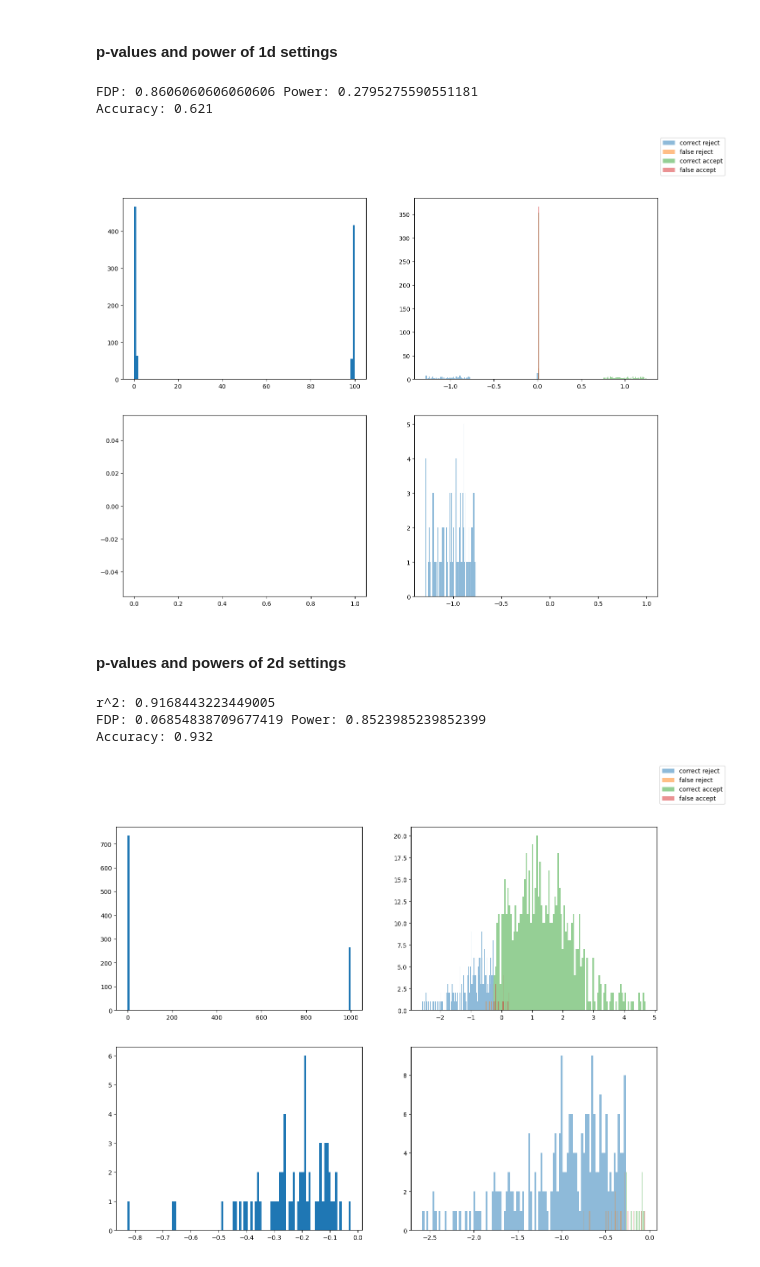
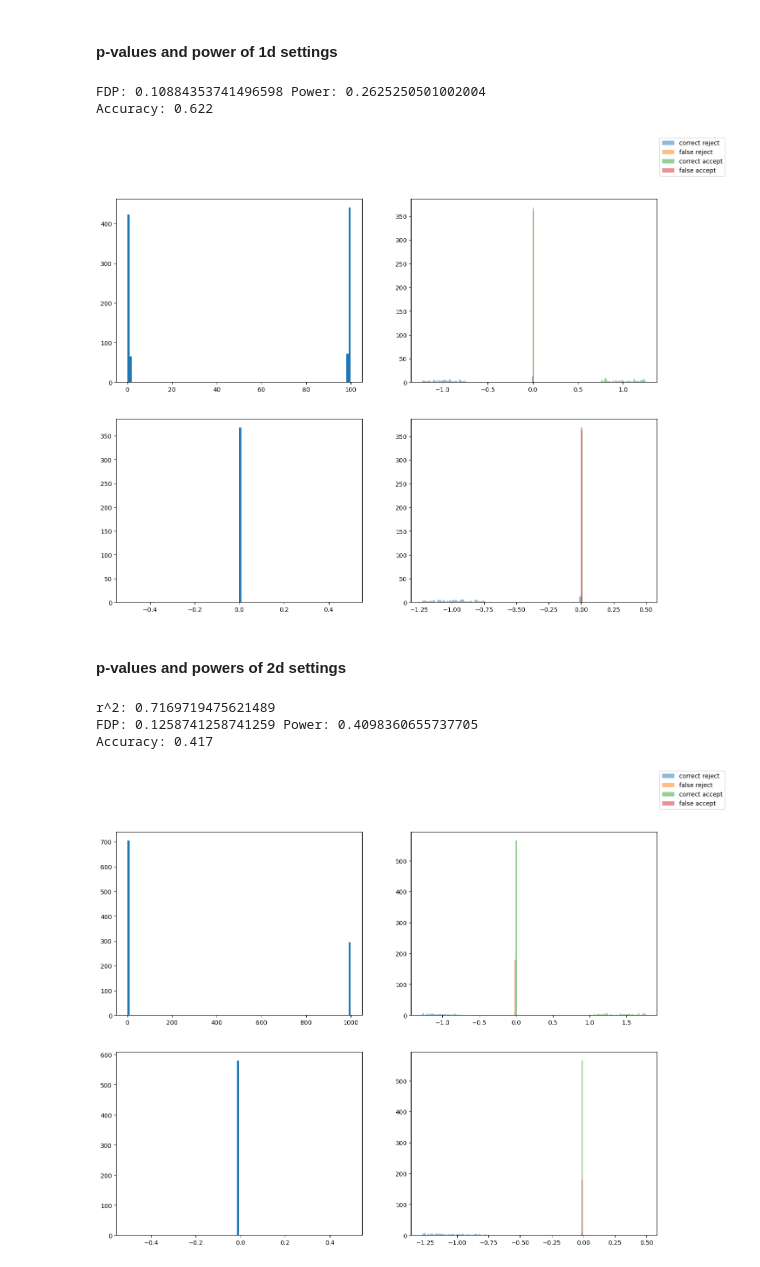
Before and after one commit to Tian-Bai/selcf_paper, a Jupyter notebook: utils/other.ipynb, the cells around one changed output. Saved outputs shown, nothing was run; the diff lists cells and outputs as text; code cells hidden in the pictures.

```diff
--- a/utils/other.ipynb
+++ b/utils/other.ipynb
@@ -401,7 +401,7 @@ def intersect(l1, l2):
 N = 1000
 ntest = 1000
 setting = 5
-sigma = 0.5 if setting in [1, 2, 3, 4] else 0.2
+sigma = 0.1
 cov = 0
 dim = 10
 
@@ -437,7 +437,7 @@ if len(BH_2clip) == 0:
     BH_2clip_fdp = 0
     BH_2clip_power = 0
 else:
-    BH_2clip_fdp = np.sum(Ytest[BH_2clip] > 0) / len(BH_2clip)
+    BH_2clip_fdp = np.sum(Ytest[BH_2clip] <= 0) / len(BH_2clip)
     BH_2clip_power = np.sum(Ytest[BH_2clip] > 0) / true_null if true_null != 0 else 0
 print(f"FDP: {BH_2clip_fdp} Power: {BH_2clip_power}")
 print(f"Accuracy: {accuracy_score(Ytest > 0, Ypred > 0)}")
@@ -463,9 +463,9 @@ plt.show()
 
 # for setting 6, directly predicting 0/1 target result in higher power. Will this apply to 2d case?
 # %% [output]
-FDP: 0.8606060606060606 Power: 0.2795275590551181
-Accuracy: 0.621
+FDP: 0.10884353741496598 Power: 0.2625250501002004
+Accuracy: 0.622
-[figure, old version]
+[figure, new version]
 # %% [markdown]
 #### p-values and powers of 2d settings
 # %%
@@ -495,8 +495,8 @@ def intersect(l1, l2):
 
 N = 1000
 ntest = 1000
-setting = 4
-sigma = 0.1 if setting in [1, 2] else 0.1
+setting = 3
+sigma = 0.1
 cov = 0
 dim = 10
 
@@ -531,37 +531,37 @@ false_accept = intersect(BH_2clip_c, reject)
 true_null = sum((Ytest[:, 0] > 0) & (Ytest[:, 1] > 0))
 if len(BH_2clip) == 0:
     BH_2clip_fdp = 0
     BH_2clip_power = 0
 else:
     BH_2clip_fdp = np.sum((Ytest[BH_2clip][:, 0] <= 0) | (Ytest[BH_2clip][:, 1] <= 0)) / len(BH_2clip)
     BH_2clip_power = np.sum((Ytest[BH_2clip][:, 0] > 0) & (Ytest[BH_2clip][:, 1] > 0)) / true_null if true_null != 0 else 0
 print(f"FDP: {BH_2clip_fdp} Power: {BH_2clip_power}")
 accuracy = accuracy_score((Ytest[:, 0] > 0) & (Ytest[:, 1] > 0), (Ypred[:, 0] > 0) & (Ypred[:, 1] > 0))
 print(f"Accuracy: {accuracy}")
 
 # overall trend
 fig, axs = plt.subplots(nrows = 2, ncols = 2, figsize=(16, 12))
 axs[0][0].hist(calib_scores_2clip, bins=100)
 
 axs[0][1].hist(test_scores[correct_reject], bins=100, alpha=0.5, label='correct reject')
 axs[0][1].hist(test_scores[false_reject], bins=100, alpha=0.5, label='false reject')
 axs[0][1].hist(test_scores[correct_accept], bins=100, alpha=0.5, label='correct accept')
 axs[0][1].hist(test_scores[false_accept], bins=100, alpha=0.5, label='false accept')
 
 # zoom in
 axs[1][0].hist(calib_scores_2clip[np.where(calib_scores_2clip < 0)], bins=100)
 
 axs[1][1].hist(test_scores[correct_reject][np.where(test_scores[correct_reject] < 0)], bins=100, alpha=0.5)
 axs[1][1].hist(test_scores[false_reject][np.where(test_scores[false_reject] < 0)], bins=100, alpha=0.5)
 axs[1][1].hist(test_scores[correct_accept][np.where(test_scores[correct_accept] < 0)], bins=100, alpha=0.5)
 axs[1][1].hist(test_scores[false_accept][np.where(test_scores[false_accept] < 0)], bins=100, alpha=0.5)
 fig.legend()
 plt.show()
 # %% [output]
-r^2: 0.9168443223449005
-FDP: 0.06854838709677419 Power: 0.8523985239852399
-Accuracy: 0.932
+r^2: 0.7169719475621489
+FDP: 0.1258741258741259 Power: 0.4098360655737705
+Accuracy: 0.417
-[figure, old version]
+[figure, new version]
 # %%
 from utility import gen_data_2d, BH
 from prediction_model import OracleRegressor2d, TrueRegressor2d
```
Also changed, not shown: parts of 2 cells of this notebook, 10 other files.
